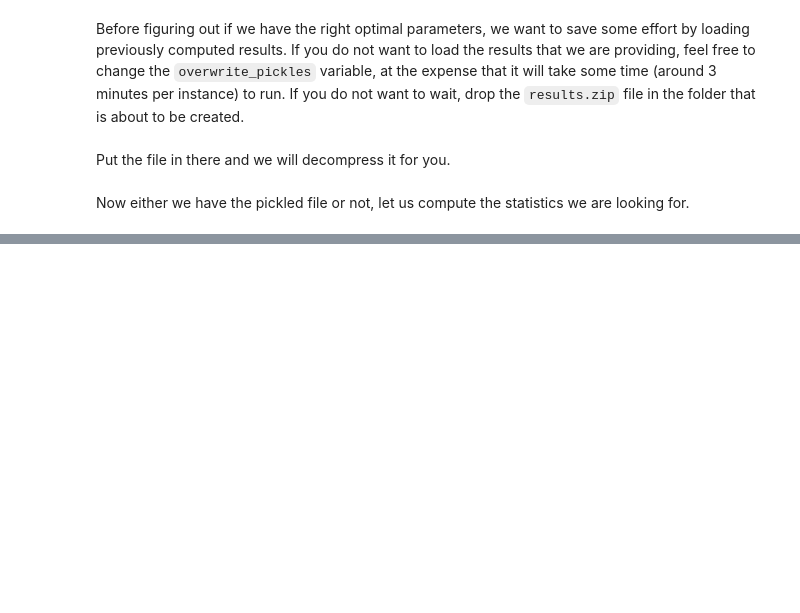
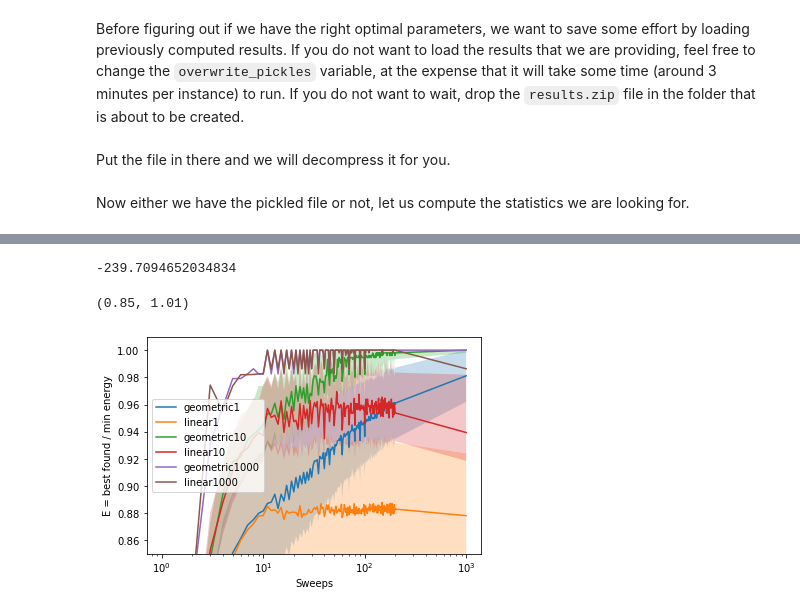
Before and after one commit to bernalde/QuIPML, a Jupyter notebook: notebooks/Notebook 4 - Benchmarking.ipynb, the cells around one changed output, grey strips where cells are left out. Saved outputs shown, nothing was run; the diff lists cells and outputs as text; code cells hidden in the pictures; blank space fills up the shorter version.

```diff
--- a/notebooks/Notebook 4 - Benchmarking.ipynb
+++ b/notebooks/Notebook 4 - Benchmarking.ipynb
@@ -443,0 +549,21 @@ for schedule in schedules:
+# %%
+print(min_energy)
+fig = plt.figure()
+ax = fig.add_subplot(111)
+for boot in boots:
+    for schedule in schedules:
+        ax.plot(sweeps,results['best'][boot][schedule], label=str(schedule) + str(boot))
+        if boot == total_reads:
+            pass
+        else:
+            bestnp = np.stack(results['bestci'][boot][schedule], axis=0).T
+            ax.fill_between(sweeps,bestnp[0],bestnp[1],alpha=0.25)
+plt.xlabel('Sweeps')
+plt.ylabel('E = best found / min energy')
+plt.legend()
+plt.xscale('log')
+plt.ylim([0.85,1.01])
+# %% [output]
+-239.7094652034834
+(0.85, 1.01)
+[figure, added]
```
Also changed, not shown: parts of 22 cells of this notebook, 2 other files.
